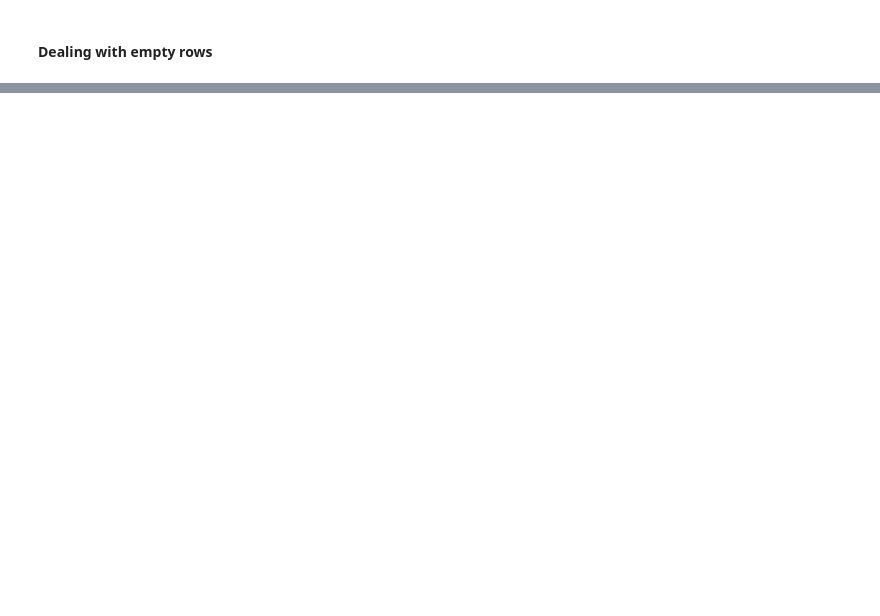
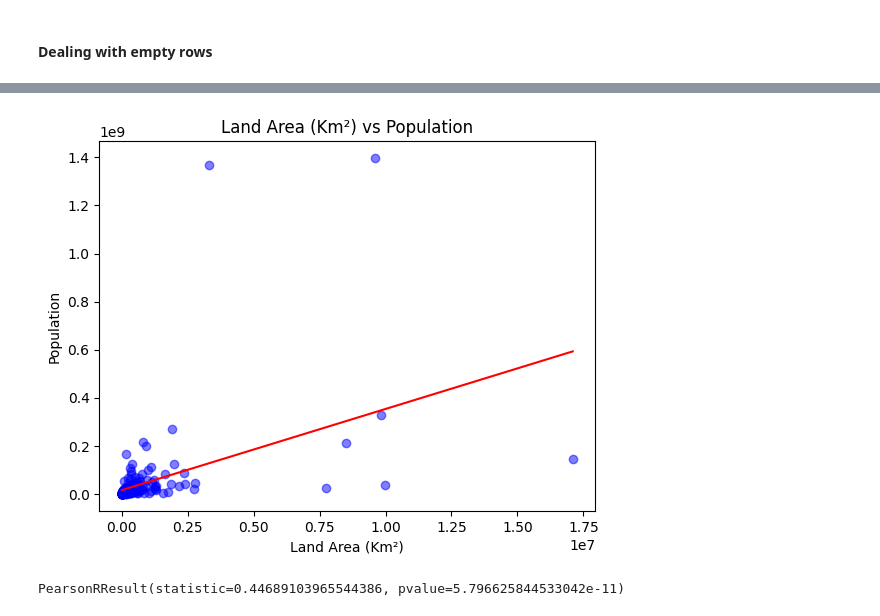
Before and after one commit to SergejsZ/DAV_CA1_SERG, a Jupyter notebook: main.ipynb, the cells around one changed output, grey strips where cells are left out. Saved outputs shown, nothing was run; the diff lists cells and outputs as text; code cells hidden in the pictures; blank space fills up the shorter version.

```diff
--- a/main.ipynb
+++ b/main.ipynb
@@ -92,0 +243,28 @@ No empty rows found.
+# %%
+from matplotlib import pyplot as plt
+import numpy as np
+from scipy.stats import pearsonr
+
+plt.title('Land Area (Km²) vs Population')
+plt.xlabel('Land Area (Km²)')
+plt.ylabel('Population')
+
+# Plotting the scatter plot with blue color and semi-transparent points
+plt.scatter(data['Land Area(Km2)'], data['Population'], color='blue', alpha=0.5)
+
+# Calculating the best fit line using linear regression (first-degree polynomial)
+slope, intercept = np.polyfit(data['Land Area(Km2)'], data['Population'], 1)
+line = slope * np.unique(data['Land Area(Km2)']) + intercept
+
+# Adding the line of best fit to the plot in red color
+plt.plot(np.unique(data['Land Area(Km2)']), line, color='red')
+
+# Displaying the plot
+plt.show()
+
+# Calculating Pearson correlation coefficient
+corr = pearsonr(data['Land Area(Km2)'], data['Population'])
+print(corr)
+# %% [output]
+[figure, added]
+PearsonRResult(statistic=0.44689103965544386, pvalue=5.796625844533042e-11)
```
Also changed, not shown: parts of 14 cells of this notebook, 1 other file.
